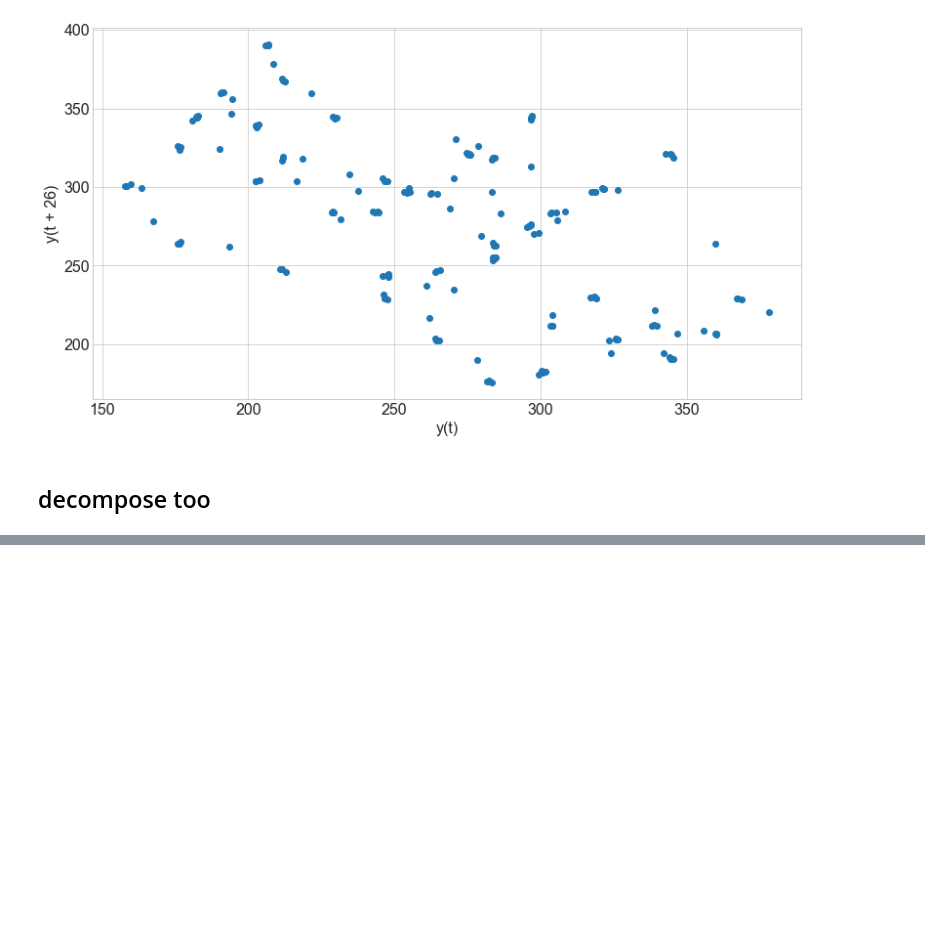
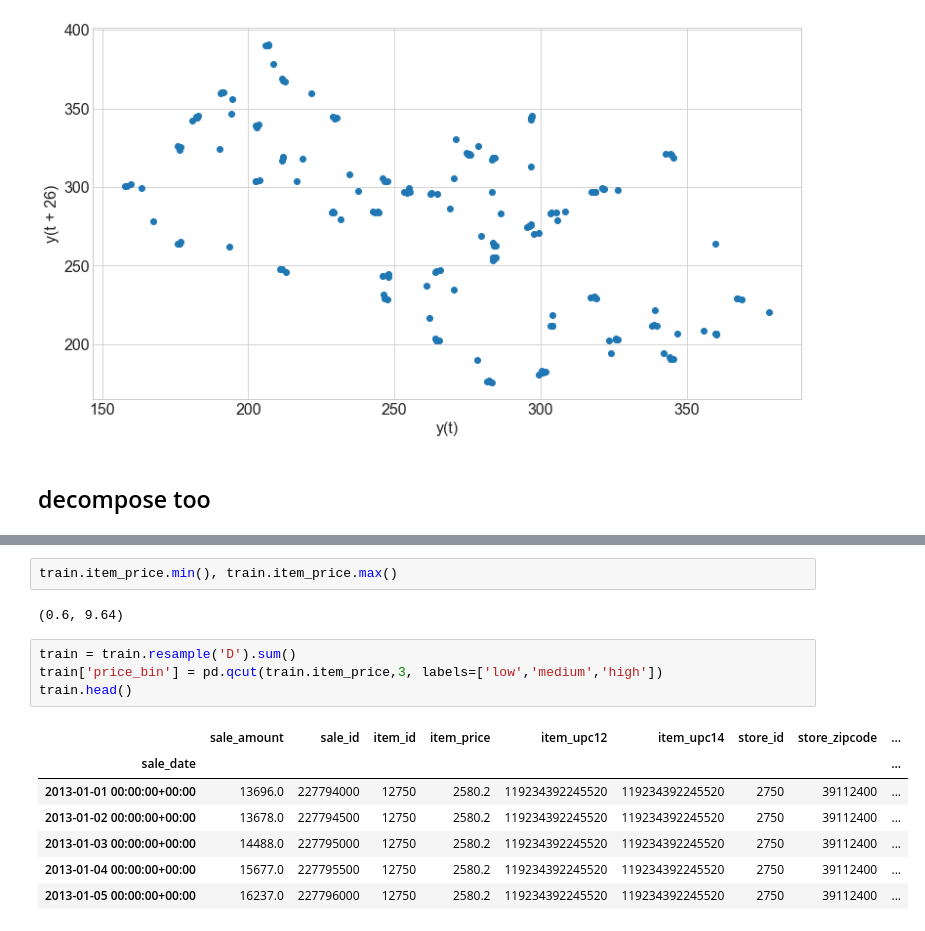
Before and after one commit to brianclements03/time_series_exercises, a Jupyter notebook: TSA_explore_exercises.ipynb, the cells around one changed output, grey strips where cells are left out. Saved outputs shown, nothing was run; the diff lists cells and outputs as text; blank space fills up the shorter version.

```diff
--- a/TSA_explore_exercises.ipynb
+++ b/TSA_explore_exercises.ipynb
@@ -425,0 +441,16 @@ pd.plotting.lag_plot(train.sales_total.resample('W').mean(), lag=26)
+# %%
+train.item_price.min(), train.item_price.max()
+# %% [output]
+(0.6, 9.64)
+# %%
+train = train.resample('D').sum()
+train['price_bin'] = pd.qcut(train.item_price,3, labels=['low','medium','high'])
+train.head()
+# %% [output]
+|  | sale_amount | sale_id | item_id | item_price | item_upc12 | item_upc14 | store_id | store_zipcode | ... |
+| sale_date |  |  |  |  |  |  |  |  | ... |
+| 2013-01-01 00:00:00+00:00 | 13696.0 | 227794000 | 12750 | 2580.2 | 119234392245520 | 119234392245520 | 2750 | 39112400 | ... |
+| 2013-01-02 00:00:00+00:00 | 13678.0 | 227794500 | 12750 | 2580.2 | 119234392245520 | 119234392245520 | 2750 | 39112400 | ... |
+| 2013-01-03 00:00:00+00:00 | 14488.0 | 227795000 | 12750 | 2580.2 | 119234392245520 | 119234392245520 | 2750 | 39112400 | ... |
+| 2013-01-04 00:00:00+00:00 | 15677.0 | 227795500 | 12750 | 2580.2 | 119234392245520 | 119234392245520 | 2750 | 39112400 | ... |
+| 2013-01-05 00:00:00+00:00 | 16237.0 | 227796000 | 12750 | 2580.2 | 119234392245520 | 119234392245520 | 2750 | 39112400 | ... |
```
Also changed, not shown: parts of 6 cells of this notebook.
